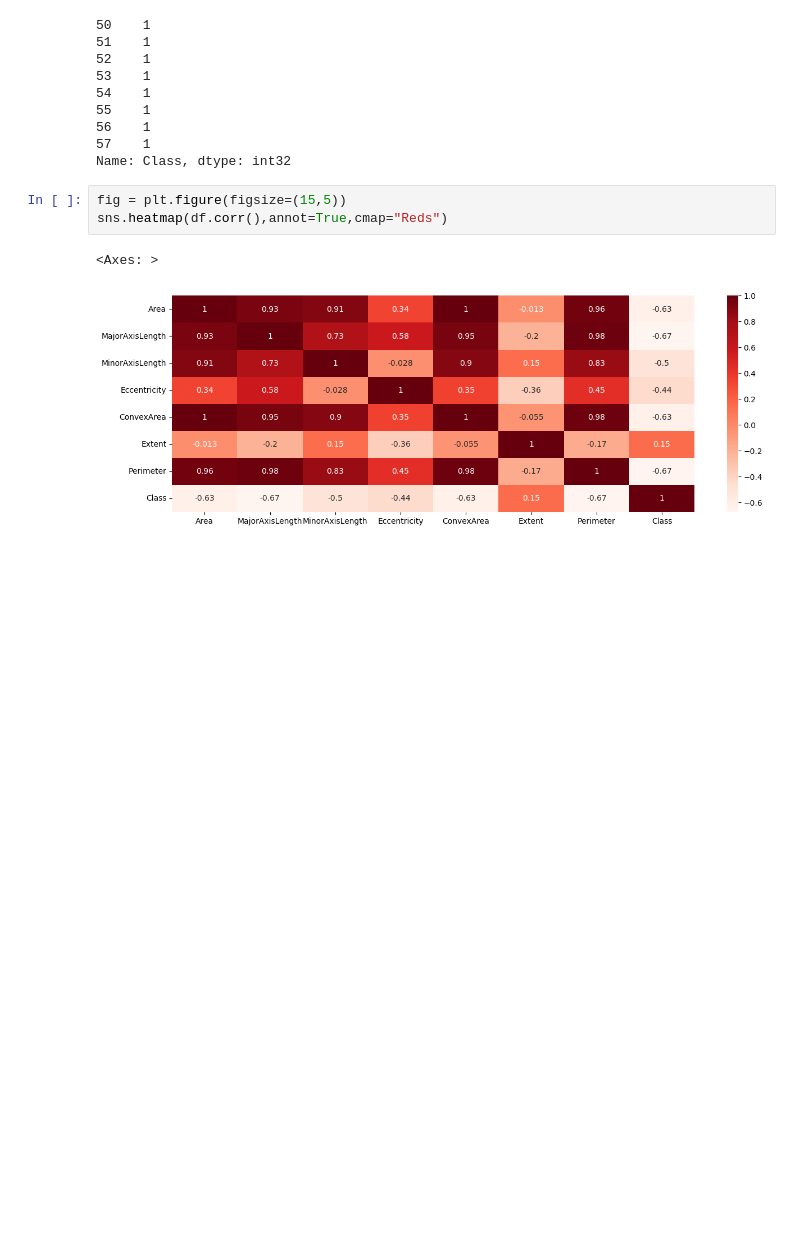
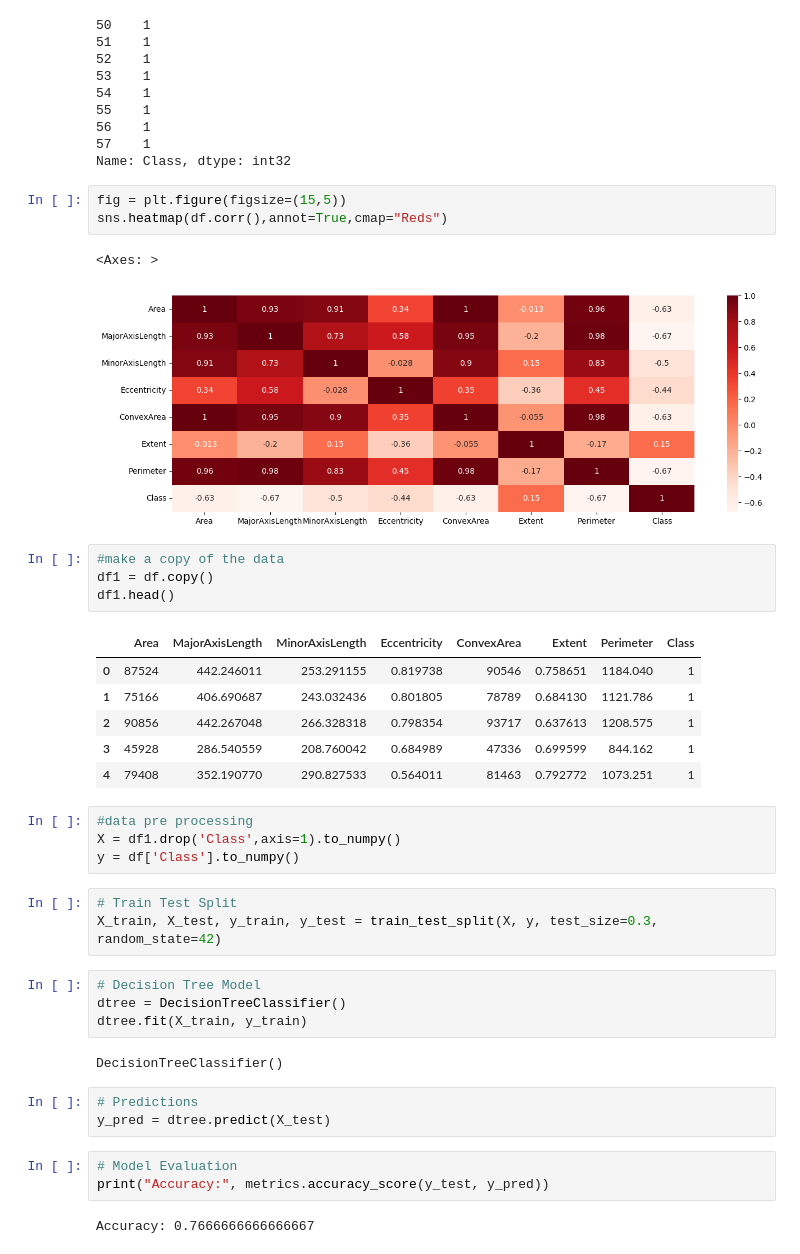
Before and after one commit to kamibrenda/Rice_prediction_model, a Jupyter notebook: RICE_SPECIMEN.ipynb, the cells around one changed output. Drawn from its saved outputs; the diff is of its cells as text; blank space fills up the shorter version.

```diff
--- a/RICE_SPECIMEN.ipynb
+++ b/RICE_SPECIMEN.ipynb
@@ -132,3 +136,35 @@ sns.heatmap(df.corr(),annot=True,cmap="Reds")
 # %% [output]
 <Axes: >
 [figure]
+# %%
+#make a copy of the data
+df1 = df.copy()
+df1.head()
+# %% [output]
+|  | Area | MajorAxisLength | MinorAxisLength | Eccentricity | ConvexArea | Extent | Perimeter | Class |
+| 0 | 87524 | 442.246011 | 253.291155 | 0.819738 | 90546 | 0.758651 | 1184.040 | 1 |
+| 1 | 75166 | 406.690687 | 243.032436 | 0.801805 | 78789 | 0.684130 | 1121.786 | 1 |
+| 2 | 90856 | 442.267048 | 266.328318 | 0.798354 | 93717 | 0.637613 | 1208.575 | 1 |
+| 3 | 45928 | 286.540559 | 208.760042 | 0.684989 | 47336 | 0.699599 | 844.162 | 1 |
+| 4 | 79408 | 352.190770 | 290.827533 | 0.564011 | 81463 | 0.792772 | 1073.251 | 1 |
+# %%
+#data pre processing
+X = df1.drop('Class',axis=1).to_numpy()
+y = df['Class'].to_numpy()
+# %%
+# Train Test Split
+X_train, X_test, y_train, y_test = train_test_split(X, y, test_size=0.3, random_state=42)
+# %%
+# Decision Tree Model
+dtree = DecisionTreeClassifier()
+dtree.fit(X_train, y_train)
+# %% [output]
+DecisionTreeClassifier()
+# %%
+# Predictions
+y_pred = dtree.predict(X_test)
+# %%
+# Model Evaluation
+print("Accuracy:", metrics.accuracy_score(y_test, y_pred))
+# %% [output]
+Accuracy: 0.7666666666666667
```
Also changed, not shown: parts of 6 cells of this notebook.
